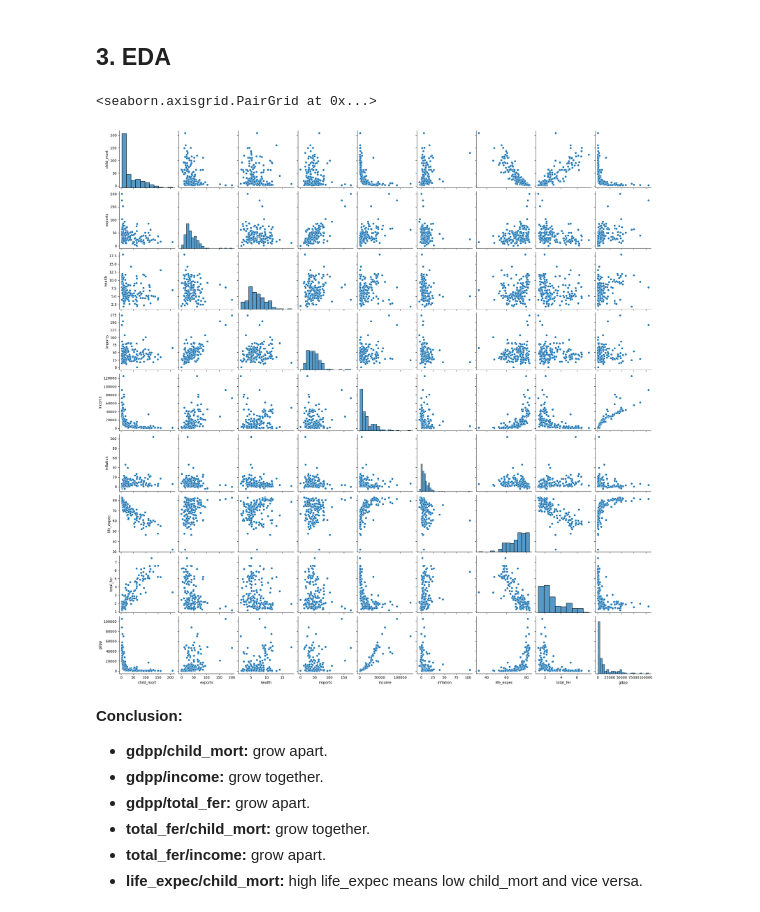
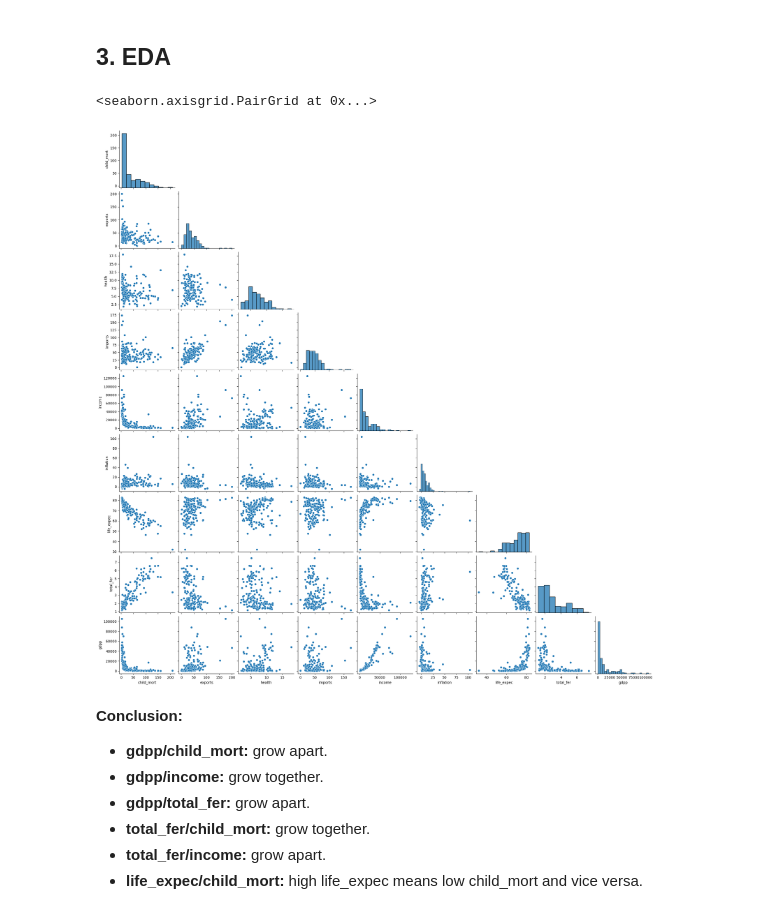
Before and after one commit to ZahraSarrafi/machine-learning-projects, a Jupyter notebook: projects/Country-Data-Analysis/country-data-analysis.ipynb, the cells around one changed output. Drawn from its saved outputs; the diff is of its cells as text; code cells hidden in the pictures.

```diff
--- a/projects/Country-Data-Analysis/country-data-analysis.ipynb
+++ b/projects/Country-Data-Analysis/country-data-analysis.ipynb
@@ -90,10 +90,14 @@ Here are the descriptions about some columns:
 # %% [markdown]
 ## 3. EDA
 # %%
-sns.pairplot(df)
+def hide_current_axis(*args, **kwds):
+    plt.gca().set_visible(False)
+
+e = sns.pairplot(df)
+e.map_upper(hide_current_axis)
 # %% [output]
 <seaborn.axisgrid.PairGrid at 0x...>
-[figure, old version]
+[figure, new version]
 # %% [markdown]
 **Conclusion:**
 * **gdpp/child_mort:** grow apart.
```
Also changed, not shown: parts of 1 cell of this notebook.
